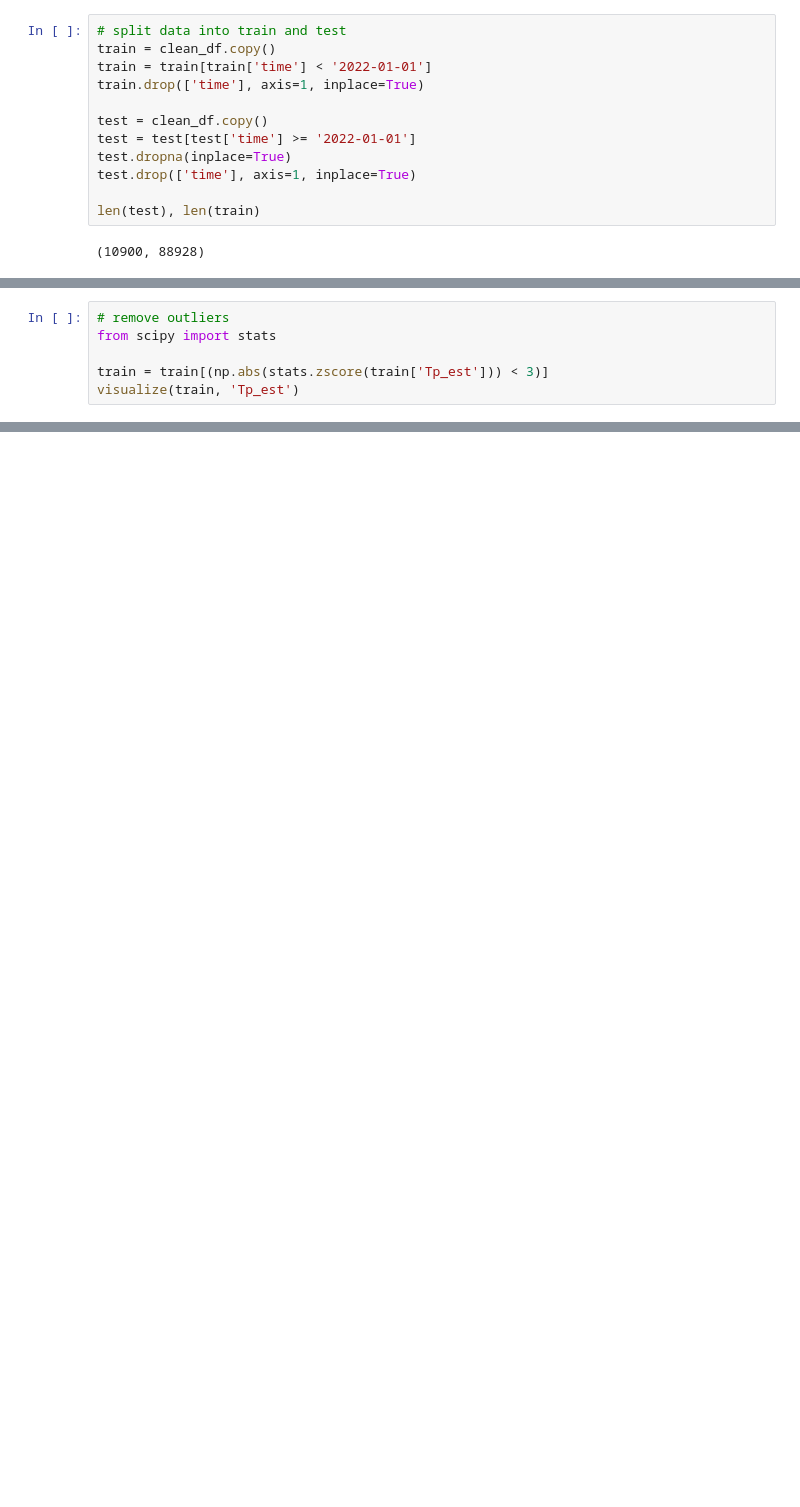
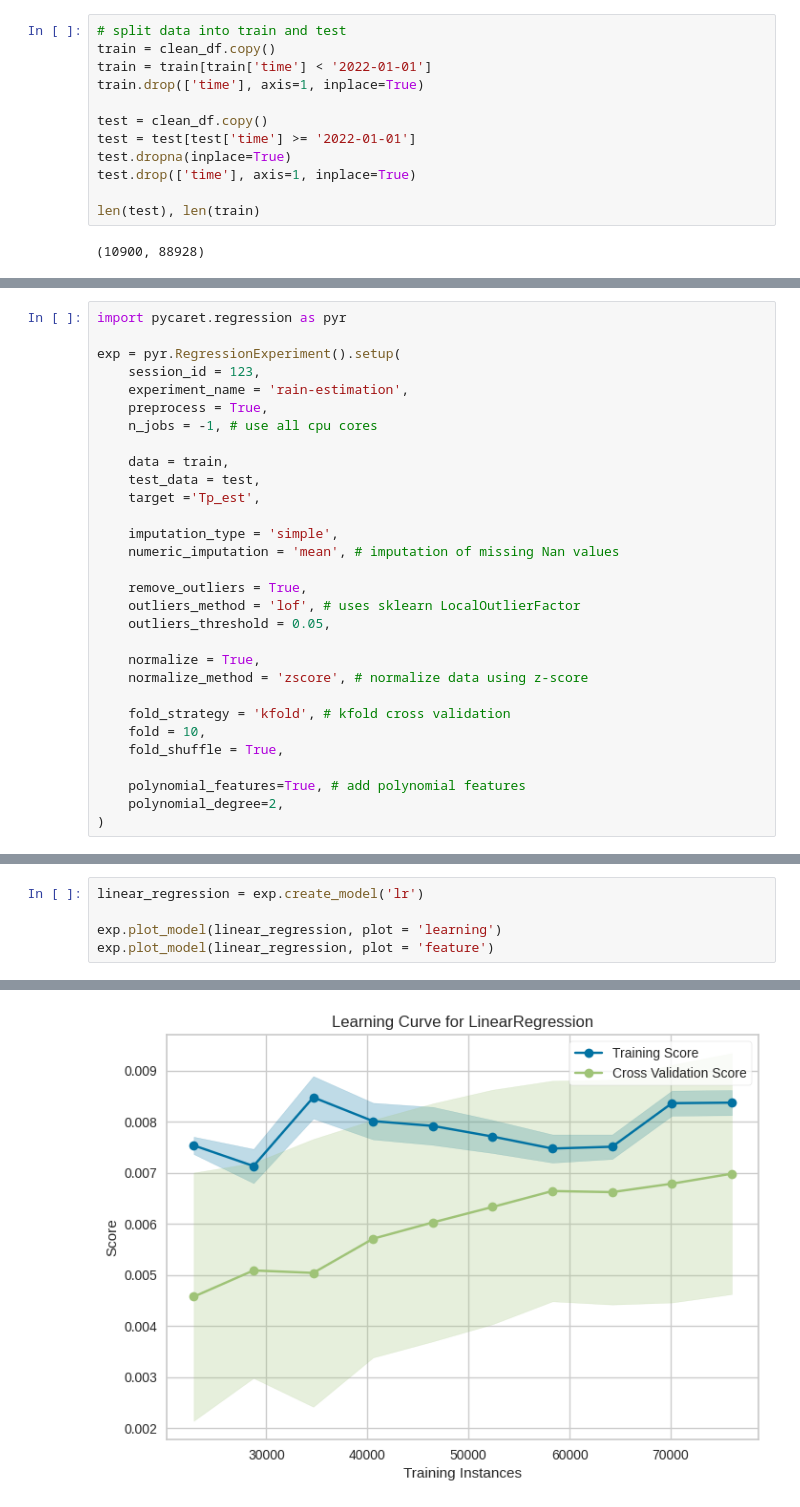
Before and after one commit to Gabp0/machine-learning, a Jupyter notebook: rain-estimation/rain-estimation.ipynb, the cells around one changed output, grey strips where cells are left out. Cells and saved outputs as stored; diff of their text form; blank space fills up the shorter version.

```diff
--- a/rain-estimation/rain-estimation.ipynb
+++ b/rain-estimation/rain-estimation.ipynb
@@ -129,6 +105,0 @@ visualize(train_resampled, 'Tp_est')
-# %%
-# remove outliers
-from scipy import stats
-
-train = train[(np.abs(stats.zscore(train['Tp_est'])) < 3)]
-visualize(train, 'Tp_est')
@@ -188,0 +108,30 @@ Pipeline(steps=[('standardscaler', StandardScaler()),
+# %%
+import pycaret.regression as pyr
+
+exp = pyr.RegressionExperiment().setup(
+    session_id = 123,
+    experiment_name = 'rain-estimation',
+    preprocess = True,
+    n_jobs = -1, # use all cpu cores
+
+    data = train,
+    test_data = test,
+    target ='Tp_est',
+
+    imputation_type = 'simple',
+    numeric_imputation = 'mean', # imputation of missing Nan values
+
+    remove_outliers = True,
+    outliers_method = 'lof', # uses sklearn LocalOutlierFactor
+    outliers_threshold = 0.05,
+
+    normalize = True,
+    normalize_method = 'zscore', # normalize data using z-score
+
+    fold_strategy = 'kfold', # kfold cross validation
+    fold = 10,
+    fold_shuffle = True,
+
+    polynomial_features=True, # add polynomial features
+    polynomial_degree=2,
+)
@@ -188,0 +158,6 @@ Pipeline(steps=[('standardscaler', StandardScaler()),
+# %%
+linear_regression = exp.create_model('lr')
+
+exp.plot_model(linear_regression, plot = 'learning')
+exp.plot_model(linear_regression, plot = 'feature')
+# %% [output]
@@ -188,0 +181 @@ Pipeline(steps=[('standardscaler', StandardScaler()),
+[figure, added]
```
Also changed, not shown: parts of 29 cells of this notebook, 1 other file.
